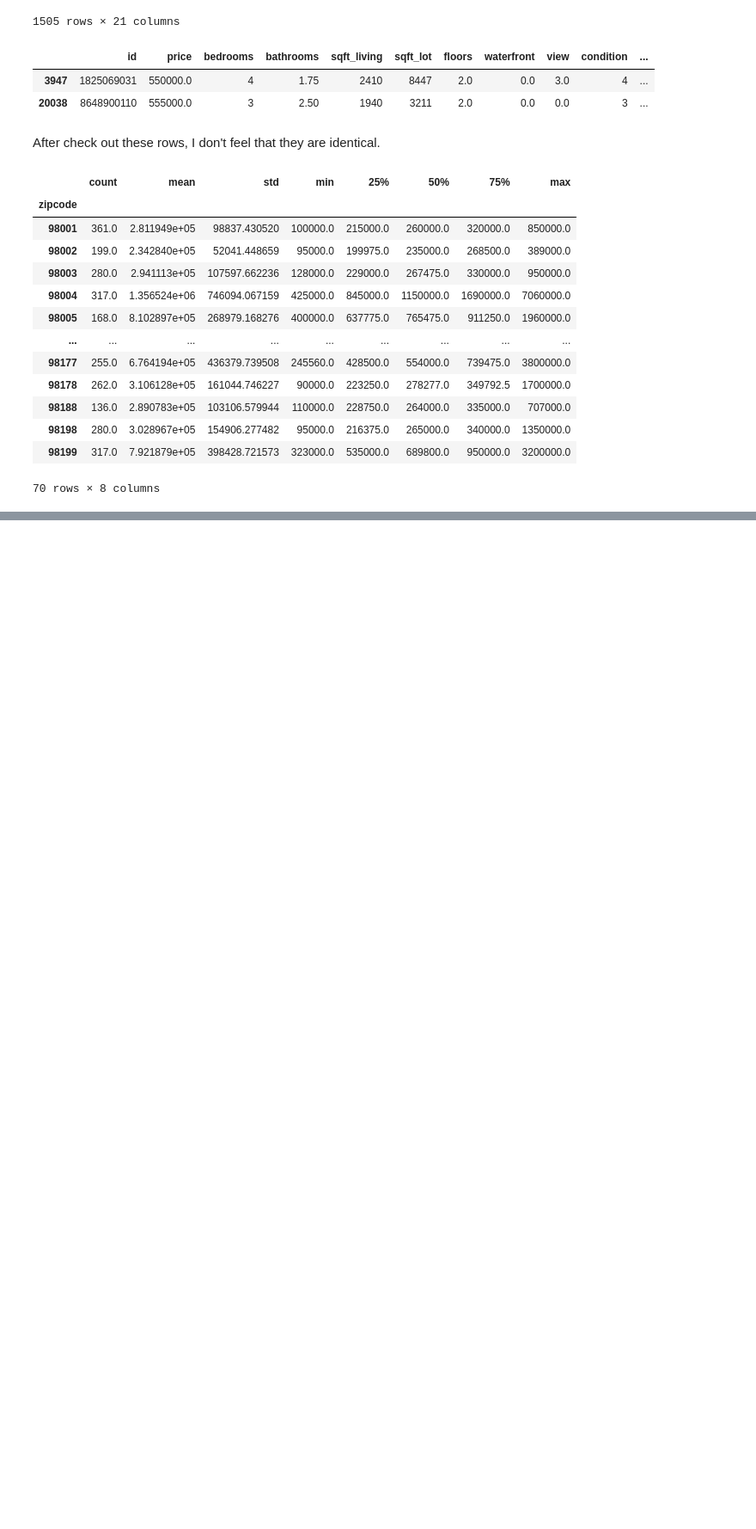
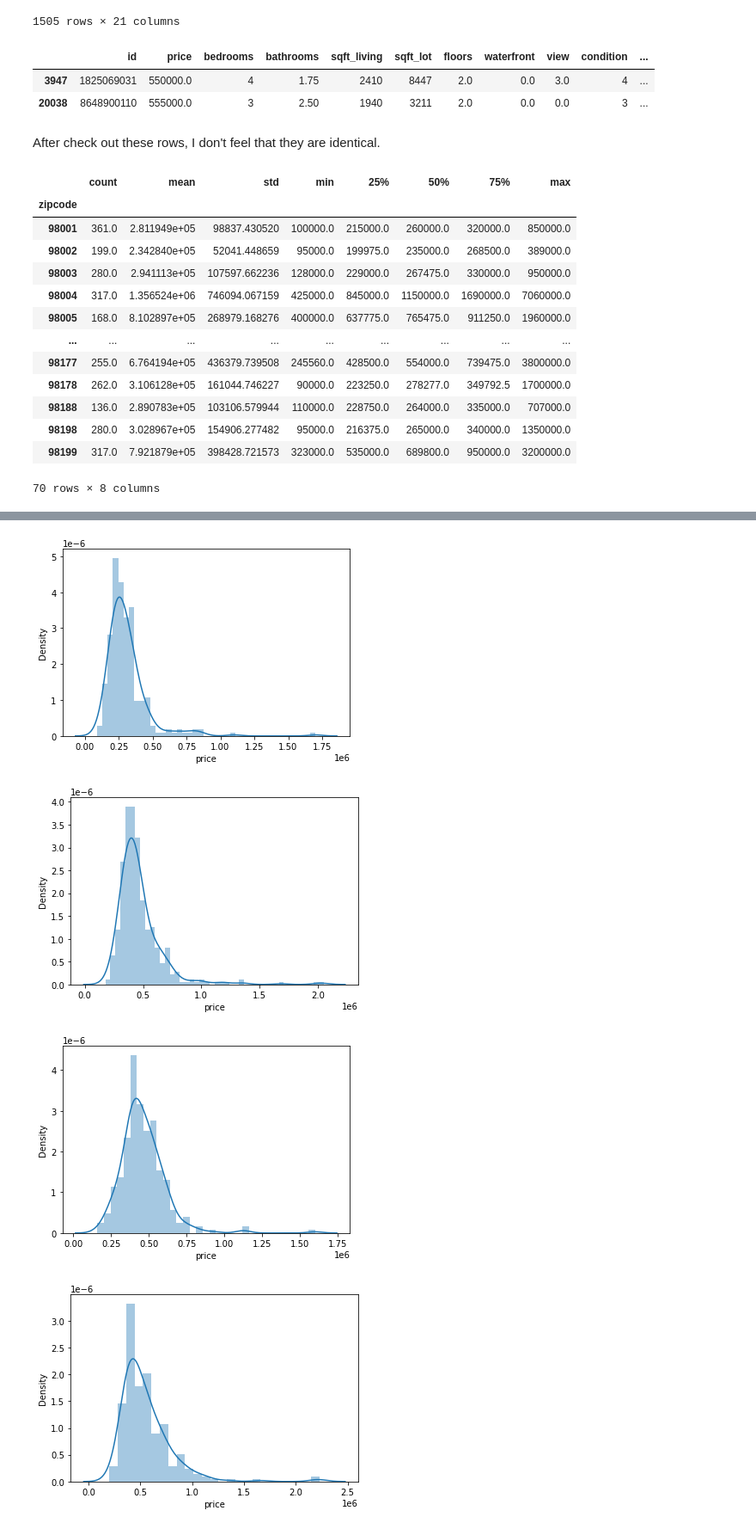
Before and after one commit to GeorgeFerre/phase_2_project_vac_pandas, a Jupyter notebook: Cleaning.ipynb, the cells around one changed output, grey strips where cells are left out. Shown: that part at 86% size. Drawn from its saved outputs; the diff is of its cells as text; code cells hidden in the pictures; blank space fills up the shorter version.

```diff
--- a/Cleaning.ipynb
+++ b/Cleaning.ipynb
@@ -238,0 +280,12 @@ memory usage: 3.5 MB
+# %%
+zip_price = cleaning_df[['price', 'zipcode']]
+zipcode = zip_price['zipcode'].unique()
+# %%
+for i in zipcode[:5]:
+    fig, ax = plt.subplots()
+    ax = sns.distplot(zip_price[zip_price['zipcode'] == i]['price'])
+# %% [output]
+[figure, added]
+[figure, added]
+[figure, added]
+[figure, added]
```
Also changed, not shown: parts of 13 cells of this notebook.
